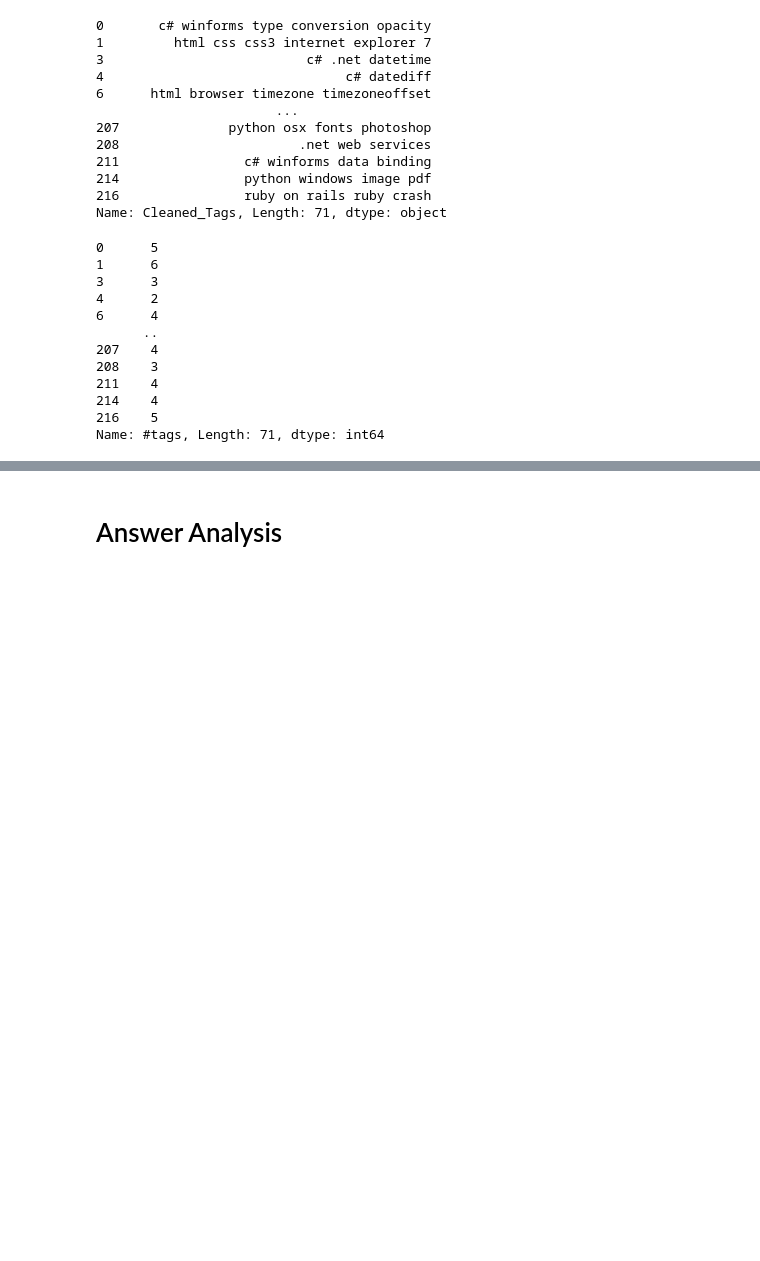
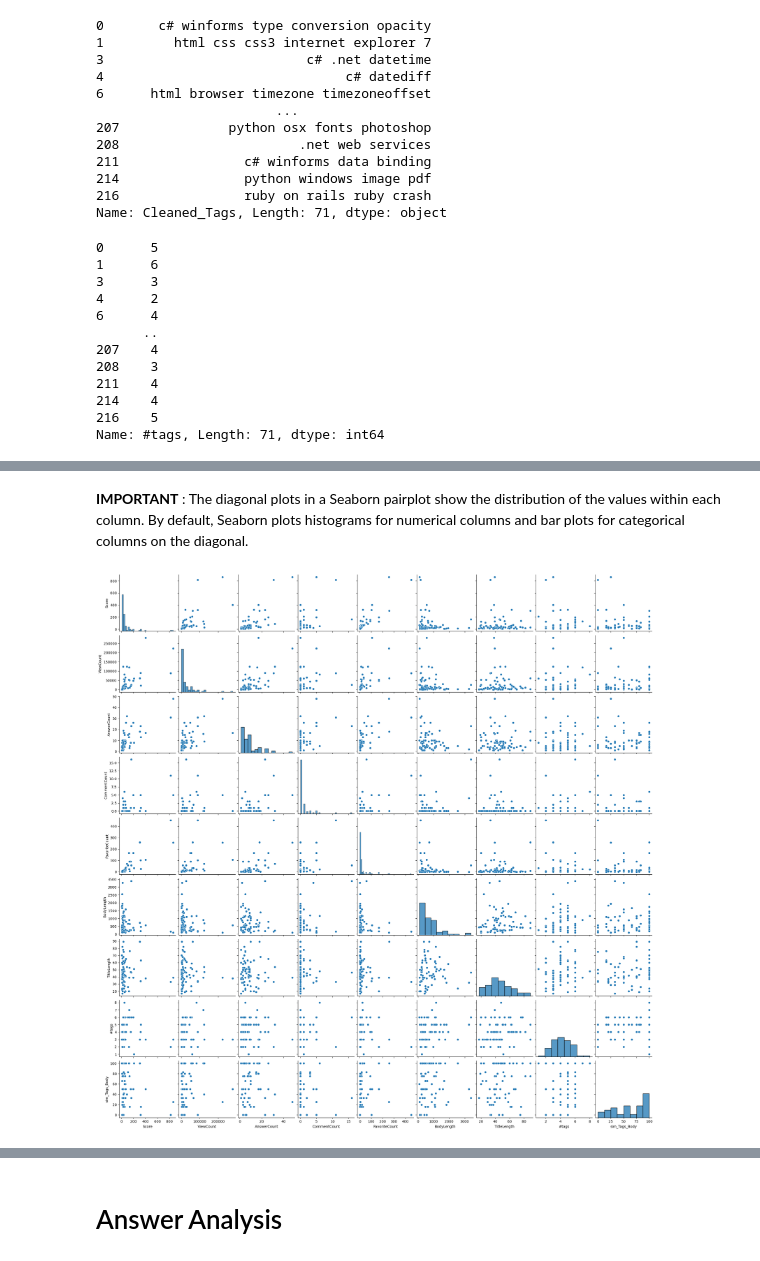
Before and after one commit to mostafa-ja/Data-Mining-fall-2023, a Jupyter notebook: Data_Mining1_2.ipynb, the cells around one changed output, grey strips where cells are left out. Drawn from its saved outputs; the diff is of its cells as text; code cells hidden in the pictures; blank space fills up the shorter version.

```diff
--- a/Data_Mining1_2.ipynb
+++ b/Data_Mining1_2.ipynb
@@ -251,0 +252,8 @@ plt.show()
+# %% [markdown]
+**IMPORTANT** : The diagonal plots in a Seaborn pairplot show the distribution of the values within each column. By default, Seaborn plots histograms for numerical columns and bar plots for categorical columns on the diagonal.
+# %%
+# Plotting pairplot to show correlations between all columns
+sns.pairplot(numeric_df_question)
+plt.show()
+# %% [output]
+[figure, added]
```
Also changed, not shown: parts of 12 cells of this notebook.
